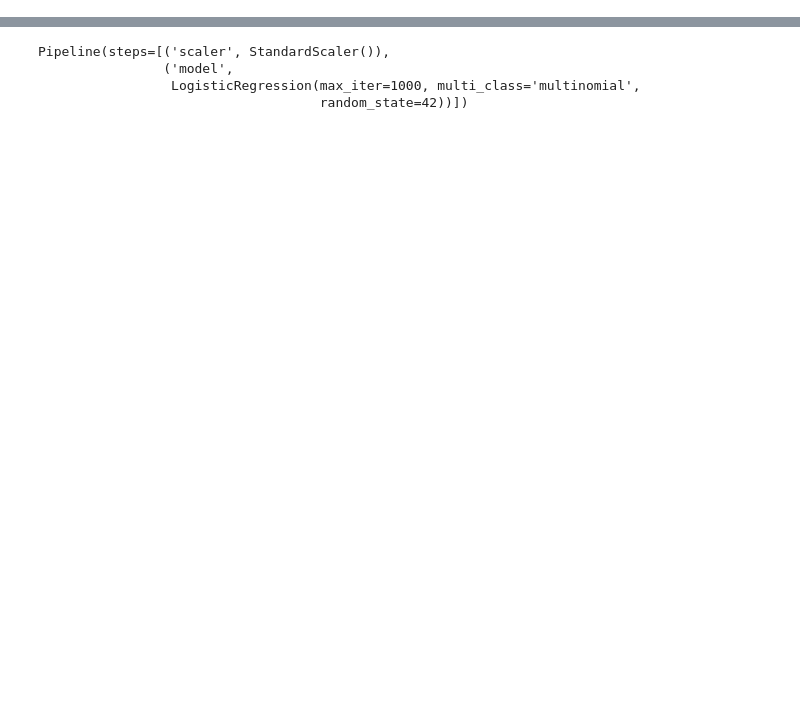
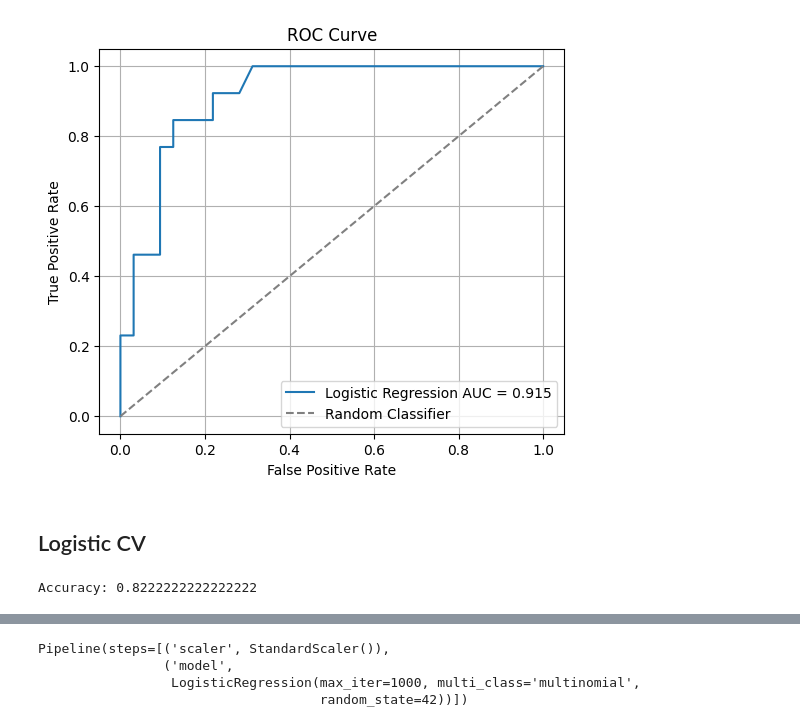
Before and after one commit to Manireddy69/Machine_learning, a Jupyter notebook: Regression/Logistic Regression.ipynb, the cells around one changed output, grey strips where cells are left out. Saved outputs shown, nothing was run; the diff lists cells and outputs as text; code cells hidden in the pictures; blank space fills up the shorter version.

```diff
--- a/Regression/Logistic Regression.ipynb
+++ b/Regression/Logistic Regression.ipynb
@@ -76,0 +86,26 @@ plot_decision_boundary_mlxtend(X_test, y_test, model)
+# %%
+## ROC Curve
+# Get probability scores for positive class
+y_proba = model.predict_proba(X_test)[:, 1]
+
+# ROC values
+fpr, tpr, thresholds = roc_curve(y_test, y_proba)
+
+# AUC score
+auc_score = roc_auc_score(y_test, y_proba)
+
+# Plot ROC curve
+plt.figure(figsize=(6, 5))
+plt.plot(fpr, tpr, label=f"Logistic Regression AUC = {auc_score:.3f}")
+plt.plot([0, 1], [0, 1], linestyle="--", color="gray", label="Random Classifier")
+
+plt.xlabel("False Positive Rate")
+plt.ylabel("True Positive Rate")
+plt.title("ROC Curve")
+plt.legend()
+plt.grid(True)
+plt.show()
+# %% [output]
+[figure, added]
+# %% [markdown]
+## Logistic CV
@@ -76,0 +121,6 @@ plot_decision_boundary_mlxtend(X_test, y_test, model)
+# %%
+accuracy = accuracy_score(y_pred, y_test)
+y_prob_cv = model_cv.predict_proba(X_test)[:, 1]
+print("Accuracy:", accuracy)
+# %% [output]
+Accuracy: 0.8222222222222222
```
Also changed, not shown: parts of 25 cells of this notebook, 4 other files.
